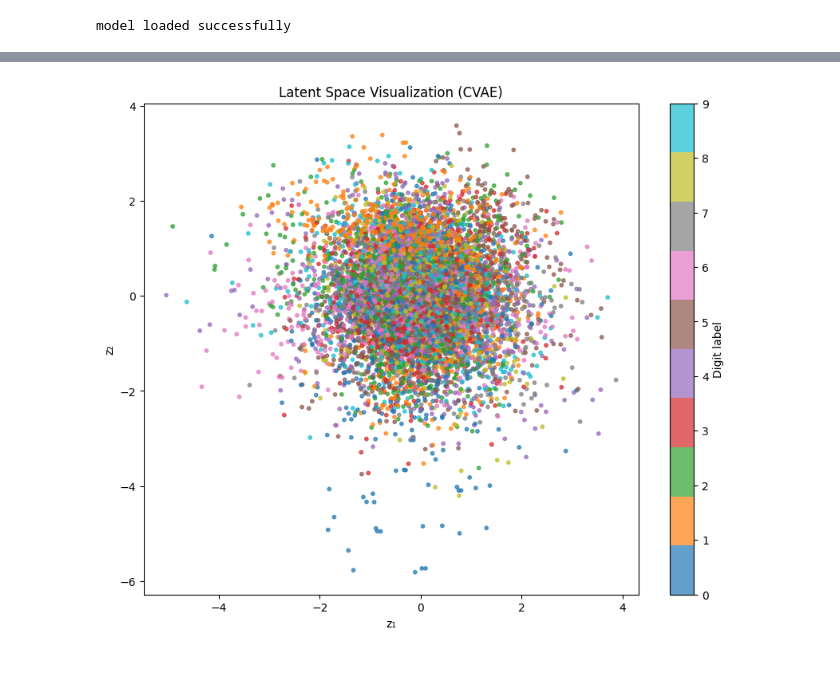
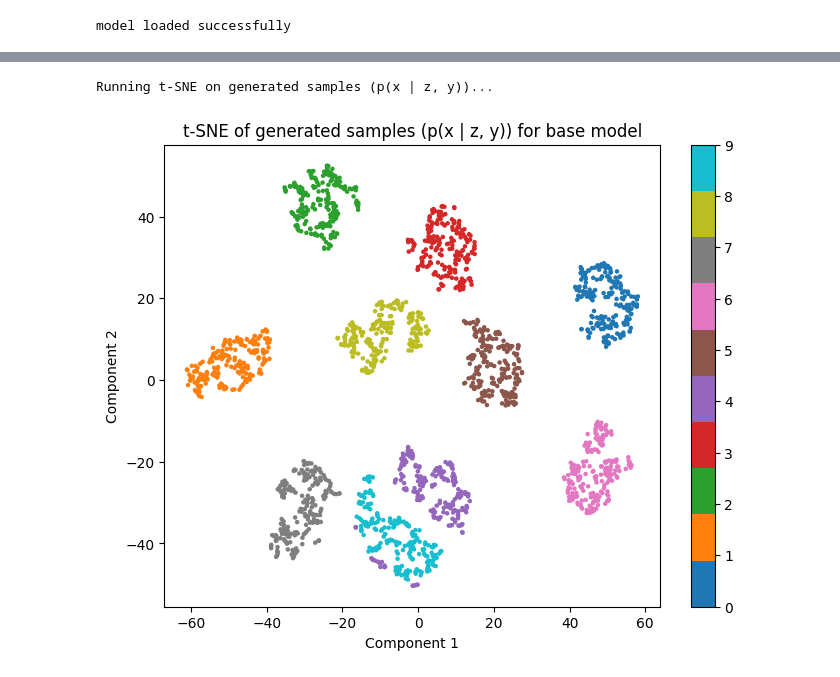
Before and after one commit to MatinGhiasi32/SelectiveAmnesiaMNIST, a Jupyter notebook: main.ipynb, the cells around one changed output, grey strips where cells are left out. Saved outputs shown, nothing was run; the diff lists cells and outputs as text; code cells hidden in the pictures.

Commit message:
Added plotting of distribution given label and z

```diff
--- a/main.ipynb
+++ b/main.ipynb
@@ -276,8 +279,8 @@ def run_selective_amnesia(base_model, train_dataset, forget_classes, device, bas
     forget_dataset = Subset(train_dataset, forget_indices)
     retain_dataset = Subset(train_dataset, retain_indices)
 
-    forget_loader = DataLoader(forget_dataset, batch_size=128, shuffle=True)
-    retain_loader = DataLoader(retain_dataset, batch_size=128, shuffle=True)
+    forget_loader = DataLoader(forget_dataset, batch_size=BATCH_SIZE, shuffle=True)
+    retain_loader = DataLoader(retain_dataset, batch_size=BATCH_SIZE, shuffle=True)
 
     # === Compute Fisher ===
     fisher = compute_fisher(base_model, retain_loader, device)
@@ -360,8 +363,6 @@ forget_tasks = [
     {0, 1, 2, 3, 4}, {5, 6, 7, 8, 9}, {1, 2, 3, 6, 9}
 ]
 
-device = torch.device("cuda" if torch.cuda.is_available() else "cpu")
-
 # Load your pretrained, *clean* model before unlearning
 base_model = model2.to(device)
 
@@ -394,9 +395,10 @@ Epoch 29/30  Loss=20107798.6
 Epoch 30/30  Loss=20106172.5
 ✅ Saved model forgetting {1, 2, 3, 6, 9} to CVAE_forget_1_2_3_6_9.pt
 # %%
+# Load a specific unlearned model
 sa_model = CVAE(latent_dim=2).to(device)
 sa_optimizer = torch.optim.Adam(sa_model.parameters(), lr=1e-3)
-sa_checkpoint = torch.load("models/CVAE_forget_4_5.pt", map_location=device)
+sa_checkpoint = torch.load("models/CVAE_forget_0_1_2_3.pt", map_location=device)
 
 sa_model.load_state_dict(sa_checkpoint['model_state_dict'])
 sa_optimizer.load_state_dict(sa_checkpoint['optimizer_state_dict'])
@@ -459,4 +432,39 @@ def plot_latent_space(model, data_loader, device, num_points=10000):
-# %%
-plot_latent_space(model2, test_loader, device, num_points=10000)
-# %% [output]
-[figure, removed]
+# %%
+def plot_generated_x_space(model, device, num_samples_per_class=200):
+    model.eval()
+
+    all_x = []
+    all_y = []
+
+    # Loop through digits 0–9
+    for label in range(10):
+        y = torch.full((num_samples_per_class,), label, dtype=torch.long, device=device)
+        # Sample z ~ N(0, I)
+        z = torch.randn(num_samples_per_class, model.latent_dim, device=device)
+
+        # Decode → x samples
+        with torch.no_grad():
+            x_recon = model.decode(z, y)
+            x_recon = torch.sigmoid(x_recon)
+
+        all_x.append(x_recon.cpu().view(num_samples_per_class, -1))
+        all_y.append(y.cpu())
+
+    all_x = torch.cat(all_x, dim=0).numpy()
+    all_y = torch.cat(all_y, dim=0).numpy()
+
+    print("Running t-SNE on generated samples (p(x | z, y))...")
+    embedding = TSNE(n_components=2, perplexity=30, random_state=0).fit_transform(all_x)
+
+    plt.figure(figsize=(8, 6))
+    scatter = plt.scatter(embedding[:, 0], embedding[:, 1], c=all_y, cmap='tab10', s=5)
+    plt.colorbar(scatter, ticks=range(10))
+    plt.title("t-SNE of generated samples (p(x | z, y)) for base model")
+    plt.xlabel("Component 1")
+    plt.ylabel("Component 2")
+    plt.show()
+# %%
+plot_generated_x_space(model2, device)
+# %% [output]
+Running t-SNE on generated samples (p(x | z, y))...
+[figure, added]
```
Also changed, not shown: parts of 5 cells of this notebook.
